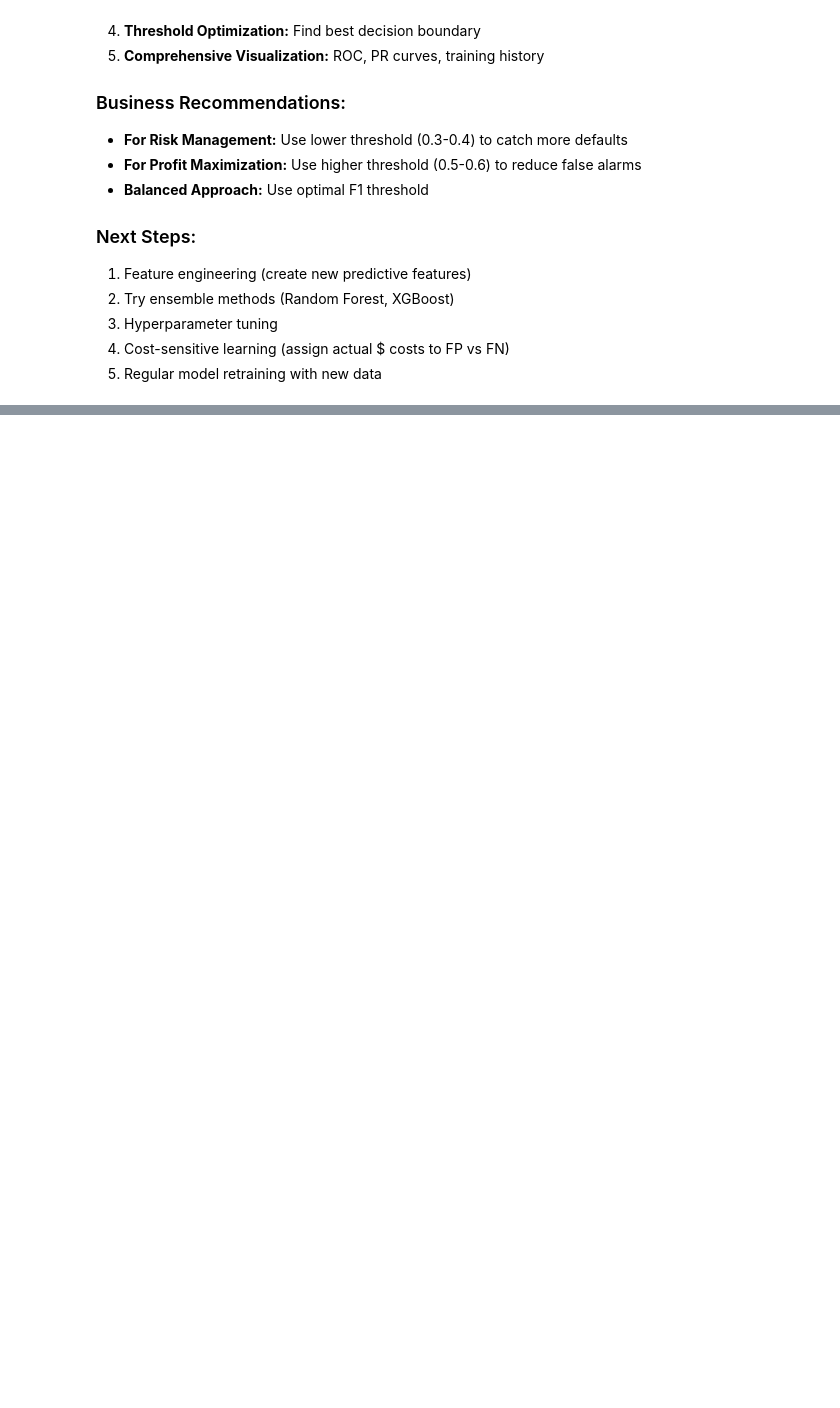
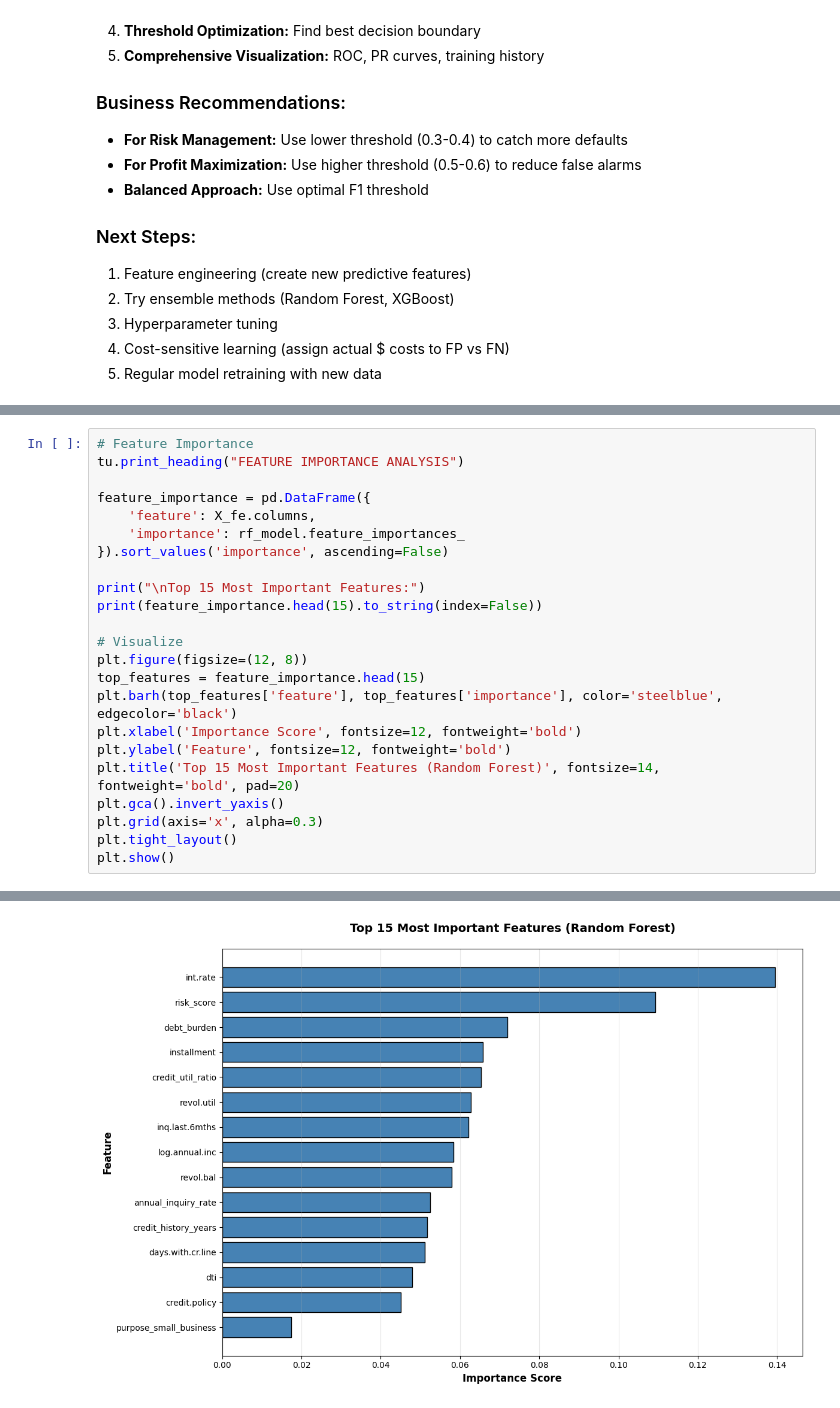
Before and after one commit to rlogwood/fs-rl-notebooks, a Jupyter notebook: assignments/unit4_deep_learning_with_tensorflow_and_keras/Unit4_CourseEndProject/LendingClubLoanDataAnalysis/LendingClubLoanDataAnalysis.ipynb, the cells around one changed output, grey strips where cells are left out. Drawn from its saved outputs; the diff is of its cells as text; blank space fills up the shorter version.

```diff
--- a/assignments/unit4_deep_learning_with_tensorflow_and_keras/Unit4_CourseEndProject/LendingClubLoanDataAnalysis/LendingClubLoanDataAnalysis.ipynb
+++ b/assignments/unit4_deep_learning_with_tensorflow_and_keras/Unit4_CourseEndProject/LendingClubLoanDataAnalysis/LendingClubLoanDataAnalysis.ipynb
@@ -1158,0 +1679,24 @@ Final Classification Report:
+# %%
+# Feature Importance
+tu.print_heading("FEATURE IMPORTANCE ANALYSIS")
+
+feature_importance = pd.DataFrame({
+    'feature': X_fe.columns,
+    'importance': rf_model.feature_importances_
+}).sort_values('importance', ascending=False)
+
+print("\nTop 15 Most Important Features:")
+print(feature_importance.head(15).to_string(index=False))
+
+# Visualize
+plt.figure(figsize=(12, 8))
+top_features = feature_importance.head(15)
+plt.barh(top_features['feature'], top_features['importance'], color='steelblue', edgecolor='black')
+plt.xlabel('Importance Score', fontsize=12, fontweight='bold')
+plt.ylabel('Feature', fontsize=12, fontweight='bold')
+plt.title('Top 15 Most Important Features (Random Forest)', fontsize=14, fontweight='bold', pad=20)
+plt.gca().invert_yaxis()
+plt.grid(axis='x', alpha=0.3)
+plt.tight_layout()
+plt.show()
+# %% [output]
@@ -1158,0 +1722 @@ Final Classification Report:
+[figure, added]
```
Also changed, not shown: parts of 33 cells of this notebook, 1 other file.
